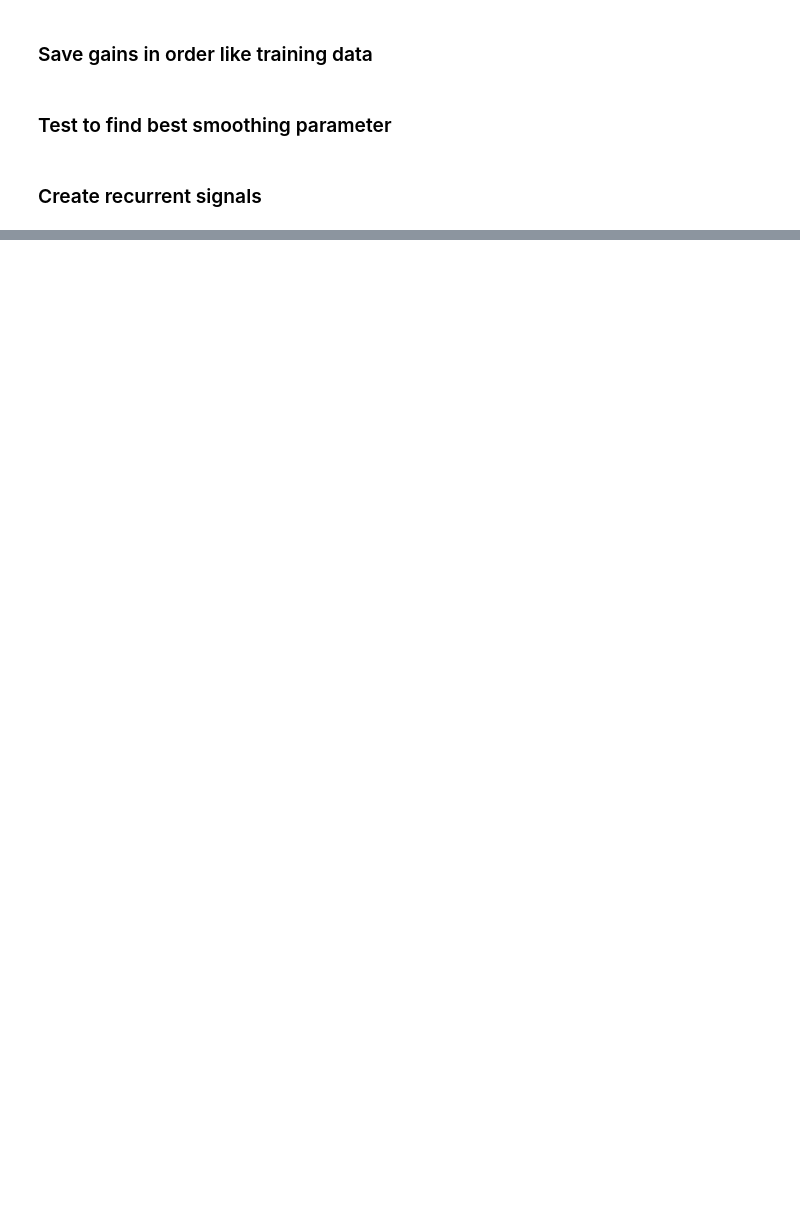
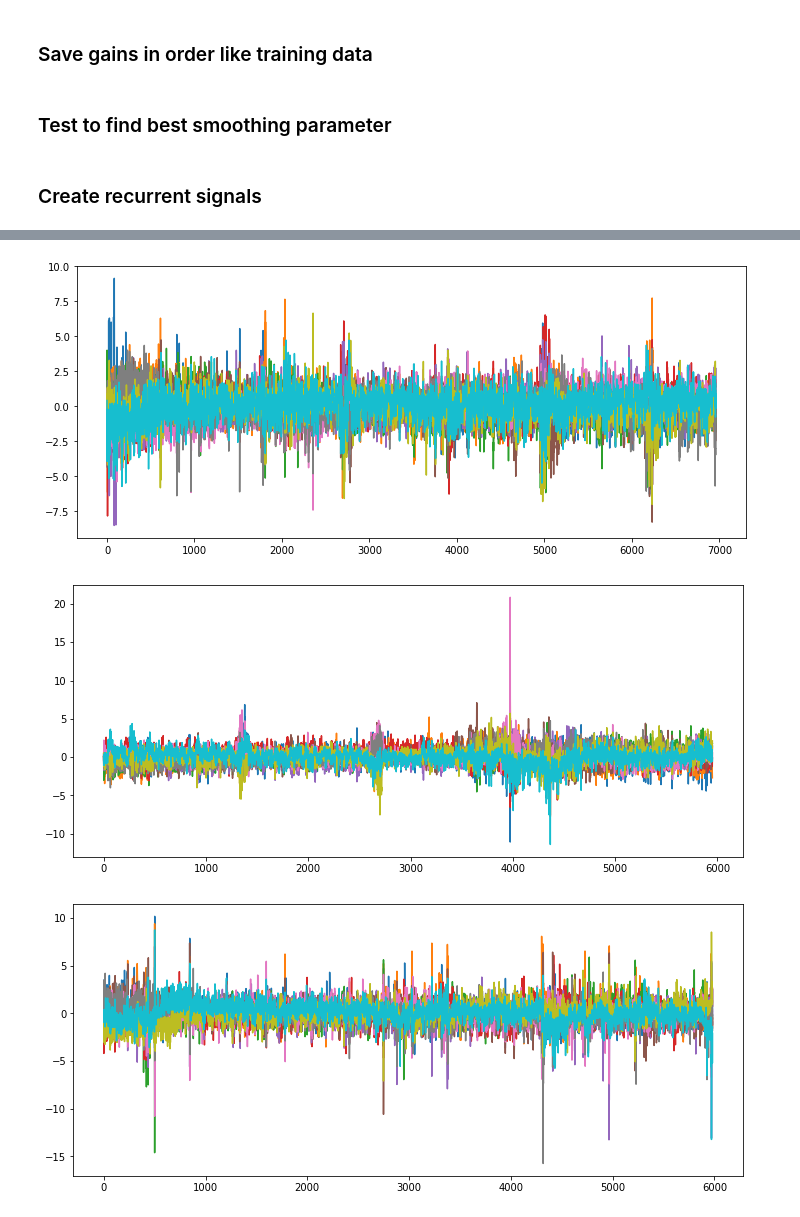
Before and after one commit to AdrianRoggenbach/adrian_sensorium, a Jupyter notebook: notebooks/my_notebooks/add_brain_internal_features.ipynb, the cells around one changed output, grey strips where cells are left out. Saved outputs shown, nothing was run; the diff lists cells and outputs as text; code cells hidden in the pictures; blank space fills up the shorter version.

Commit message:
Add brain state as reduced-rank embedding

```diff
--- a/notebooks/my_notebooks/add_brain_internal_features.ipynb
+++ b/notebooks/my_notebooks/add_brain_internal_features.ipynb
@@ -246,0 +343,40 @@ for key in tqdm(keys):
+# %%
+for key in keys:
+    # get trial pairs that are in the training dataset (nr_trial, neurons)
+    data_t, data_t_one = extract_response_t_and_t_plus_one(key, data_stim)
+
+    # first PCA to reduce runtime of reduced rank regression
+    from sklearn.decomposition import PCA
+    pca = PCA(n_components=500)
+    pca.fit(data_t)
+    t_pca = pca.transform(data_t)    # (trials, n_components)
+    t_one_pca = pca.transform(data_t_one)
+
+    # calculate embedding matricies for reduced-rank autoregression
+    # extract projection that helps to predict next timepoint
+    W, V = rrvar(t_pca, t_one_pca, rank=10)
+
+    # Apply this projection to the nearest datapoint in the past
+    history_lag_one = create_recurrent_regressor(key, lag=1, data_stim=data_stim)
+
+    rr_embedding = V @ pca.transform( history_lag_one ).T  # output: (rank, nr_trials)
+    rr_embedding = rr_embedding.T   # standard format (nr_trials, rank)
+
+    # normalize to std=1
+    embedding_white = rr_embedding / np.std( rr_embedding, axis=0 )
+
+    # plot saved regressors
+    plt.figure(figsize=(12,5))
+    _ = plt.plot(embedding_white)
+
+    # save matrix
+    # hardcoded transformation of data key to folder name
+    before = 'static'
+    after = '-GrayImageNet-94c6ff995dac583098847cfecd43e7b6'
+    merged_folder = os.path.join( save_folder, before+key+after, 'merged_data' )
+
+    np.save( os.path.join(merged_folder, 'behavior-state.npy'), embedding_white)
+# %% [output]
+[figure, added]
+[figure, added]
+[figure, added]
```
Also changed, not shown: parts of 14 cells of this notebook, 5 other files.
